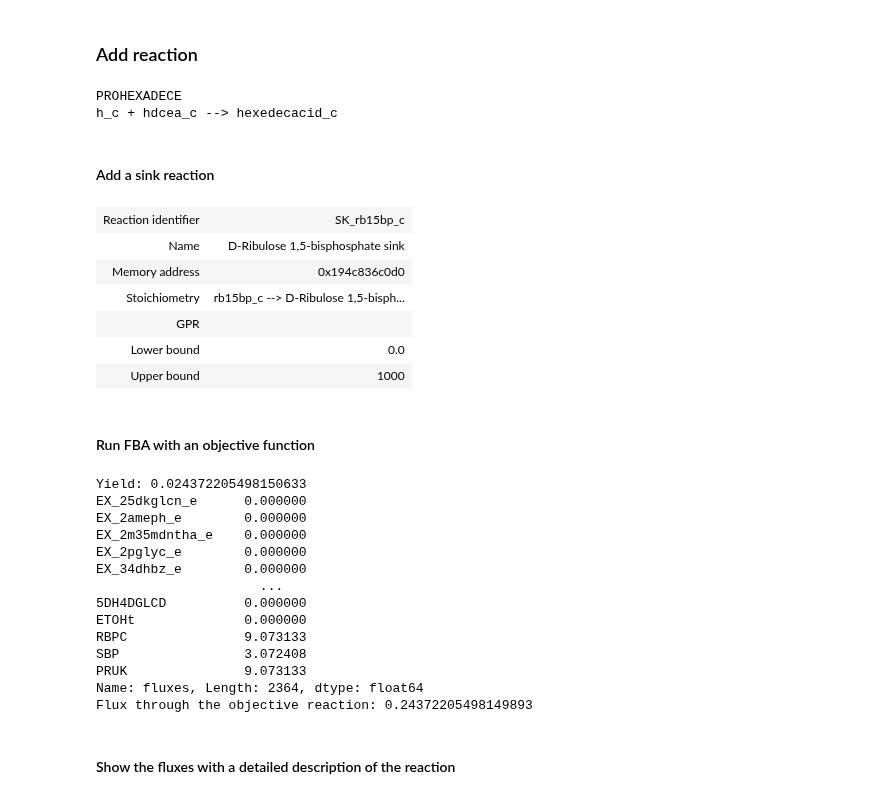
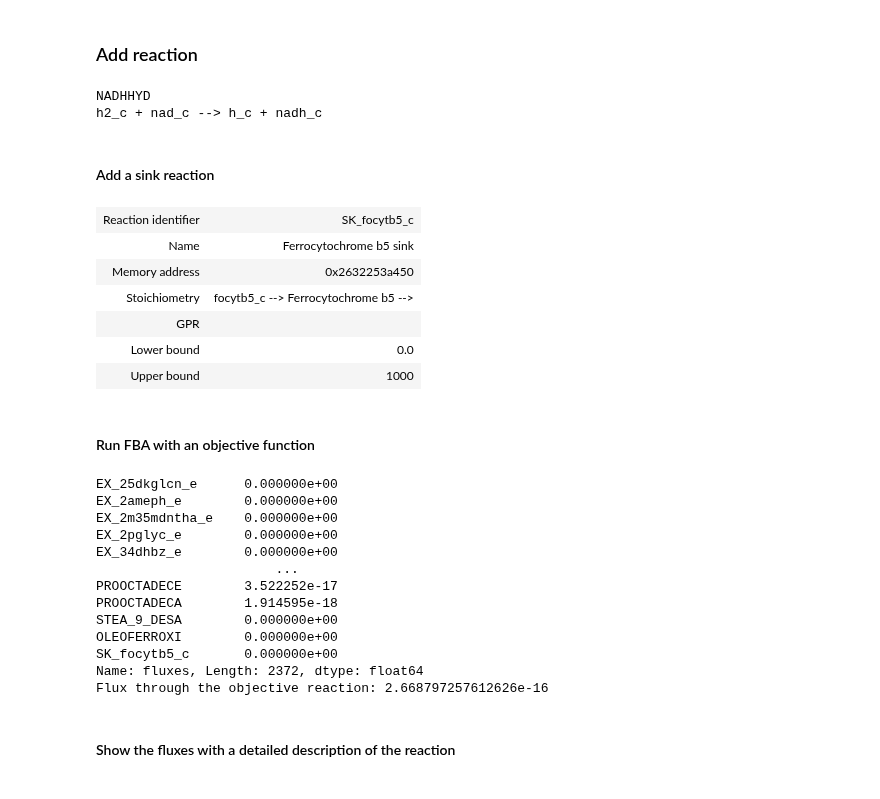
Before and after one commit to AzizBenA/iABA974_SoF1_GEM, a Jupyter notebook: Model/Model manipulation.ipynb, the cells around one changed output. Saved outputs shown, nothing was run; the diff lists cells and outputs as text; code cells hidden in the pictures.

```diff
--- a/Model/Model manipulation.ipynb
+++ b/Model/Model manipulation.ipynb
@@ -159,3 +265,7 @@ Genes: []
+# %%
+reaction_id_to_check = 'ADCYRS'
+reaction = copy_of_model1.reactions.get_by_id(reaction_id_to_check)
+copy_of_model.add_reactions([reaction])
 # %% [markdown]
 ### Check reaction
 # %%
@@ -205,7 +317,7 @@ copy_of_model.reactions.bounds = -1000.,1000.
 # %%
 
 # Example gene ID to check
-gene_id = 'AAFOLC_01125'
+gene_id = 'AAFOLC_14360'
 
 # Get the gene
 gene = copy_of_model.genes.get_by_id(gene_id)
@@ -245,10 +359,11 @@ reaction.genes
 # %% [markdown]
 ### Add annotation to reaction
 # %%
-reaction = copy_of_model.reactions.get_by_id('ACACDC')
-reaction.annotation["kegg.reaction"] = "R01366"
-reaction.annotation["ec-code"] = "4.1.1.4"
-reaction.annotation["metanetx.reaction"] = "MNXR95442"
+reaction = copy_of_model.reactions.get_by_id('LINO_6_DESA')
+reaction.name = 'Δ6-Desaturation of Linoleoyl-CoA'
+reaction.annotation["kegg.reaction"] = "R00878"
+reaction.annotation["ec-code"] = "5.3.1.5"
+#reaction.annotation["metanetx.reaction"] = "MNXR95442"
 
 print(reaction.annotation)
 # %% [output]
@@ -272,36 +387,38 @@ print(gene.annotation)
 # model.reactions.get_by_id('MDH').bounds = 0,0
 # model.reactions.get_by_id('AKGMALtm').bounds = 0,0
 
-ID = 'PROHEXADECE'
+ID = 'NADHHYD'
 if ID not in copy_of_model.reactions:
     reaction = Reaction(ID)
-    reaction.name = 'Protonation of Hexadecenoate to Hexadecenoic acid'
-    reaction.lower_bound = 0.
+    reaction.name = 'NADH hydrogenase'
+    reaction.lower_bound =  0.
     reaction.upper_bound = 1000.
-    # reaction.annotation = {'biocyc':'4.2.3.27-RXN' , 'brenda': '4.2.3.27'}
+    #reaction.annotation = {'kegg.reaction':'R08181' , 'ec-code': '3.1.2.2'}
     # HAA.annotation = {'biocyc':'CPD-9436', 'chebi':'35194', 'chemspider':'6309', 'inchi':' InChI=1S/C5H8/c1-4-5(2)3/h4H,1-2H2,3H3', 'kegg.compound':'C16521', 'pubchem':'6557'}
-    hdca = copy_of_model.metabolites.get_by_id('hdcea_c')
-    hexedecacid = copy_of_model.metabolites.get_by_id('hexedecacid_c')
-    co2 = copy_of_model.metabolites.get_by_id('co2_c')
+    h2 = copy_of_model.metabolites.get_by_id('h2_c')
+    nad = copy_of_model.metabolites.get_by_id('nad_c')
+    nadh = copy_of_model.metabolites.get_by_id('nadh_c')
     h = copy_of_model.metabolites.get_by_id('h_c')
-    reaction.add_metabolites({hdca:-1.,h:-1.,hexedecacid:1.})
+    o2 = copy_of_model.metabolites.get_by_id('o2_c')
+    reaction.add_metabolites({h2:-1.,nad:-1.,nadh:1.,h:1.})
 
     copy_of_model.add_reactions([reaction])
 
+
     print(copy_of_model.reactions.get_by_id(ID).id)
     print(copy_of_model.reactions.get_by_id(ID).reaction)
 # %% [output]
-PROHEXADECE
-h_c + hdcea_c --> hexedecacid_c
+NADHHYD
+h2_c + nad_c --> h_c + nadh_c
 # %% [markdown]
 #### Add a sink reaction
 # %%
-copy_of_model.add_boundary(copy_of_model.metabolites.get_by_id('rb15bp_c'), type='sink',lb=0.0, ub=1000)
+copy_of_model.add_boundary(copy_of_model.metabolites.get_by_id('focytb5_c'), type='sink',lb=0.0, ub=1000)
 # %% [output]
-| Reaction identifier | SK_rb15bp_c |
-| Name | D-Ribulose 1,5-bisphosphate sink |
-| Memory address | 0x194c836c0d0 |
-| Stoichiometry | rb15bp_c --> D-Ribulose 1,5-bisph... |
+| Reaction identifier | SK_focytb5_c |
+| Name | Ferrocytochrome b5 sink |
+| Memory address | 0x2632253a450 |
+| Stoichiometry | focytb5_c --> Ferrocytochrome b5 --> |
 | GPR |  |
 | Lower bound | 0.0 |
 | Upper bound | 1000 |
@@ -310,11 +427,10 @@ copy_of_model.add_boundary(copy_of_model.metabolites.get_by_id('rb15bp_c'), type
 # %%
 from cobra.flux_analysis import pfba
 # Set the sink reaction as the objective
-copy_of_model.objective = "Growth"
+copy_of_model.objective = "FACOAE1829Z12Z"
 
 # Perform FBA
 solution = copy_of_model.optimize()
-print(f"Yield: {solution.objective_value/co2_uptake}")
 
 # Perform parsimonious FBA (optional, to minimize overall flux)
 fba_solution = pfba(copy_of_model)
@@ -323,20 +439,19 @@ print(fba_solution.fluxes)
 # Print the flux through the sink reaction for 3PG
 print(f"Flux through the objective reaction: {fba_solution.fluxes['Growth']}")
 # %% [output]
-Yield: 0.024372205498150633
-EX_25dkglcn_e      0.000000
-EX_2ameph_e        0.000000
-EX_2m35mdntha_e    0.000000
-EX_2pglyc_e        0.000000
-EX_34dhbz_e        0.000000
-                     ...
-5DH4DGLCD          0.000000
-ETOHt              0.000000
-RBPC               9.073133
-SBP                3.072408
-PRUK               9.073133
-Name: fluxes, Length: 2364, dtype: float64
-Flux through the objective reaction: 0.24372205498149893
+EX_25dkglcn_e      0.000000e+00
+EX_2ameph_e        0.000000e+00
+EX_2m35mdntha_e    0.000000e+00
+EX_2pglyc_e        0.000000e+00
+EX_34dhbz_e        0.000000e+00
+                       ...
+PROOCTADECE        3.522252e-17
+PROOCTADECA        1.914595e-18
+STEA_9_DESA        0.000000e+00
+OLEOFERROXI        0.000000e+00
+SK_focytb5_c       0.000000e+00
+Name: fluxes, Length: 2372, dtype: float64
+Flux through the objective reaction: 2.668797257612626e-16
 # %% [markdown]
 #### Show the fluxes with a detailed description of the reaction
 # %%
```
Also changed, not shown: parts of 64 cells of this notebook.
